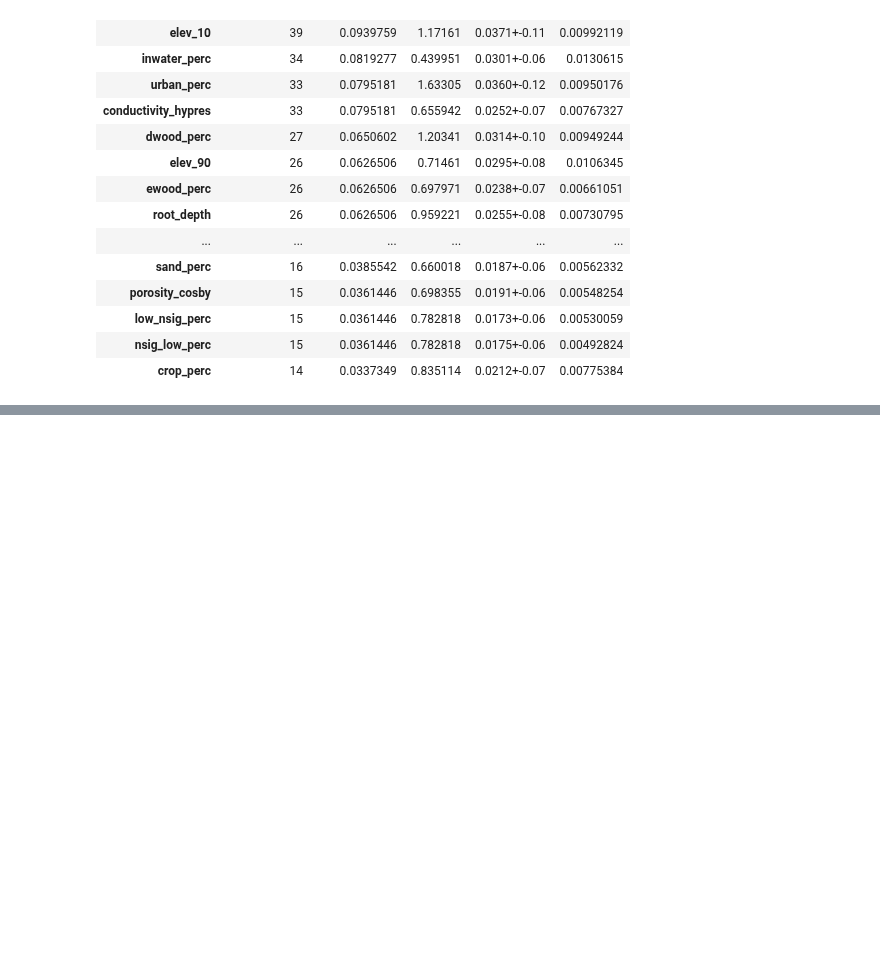
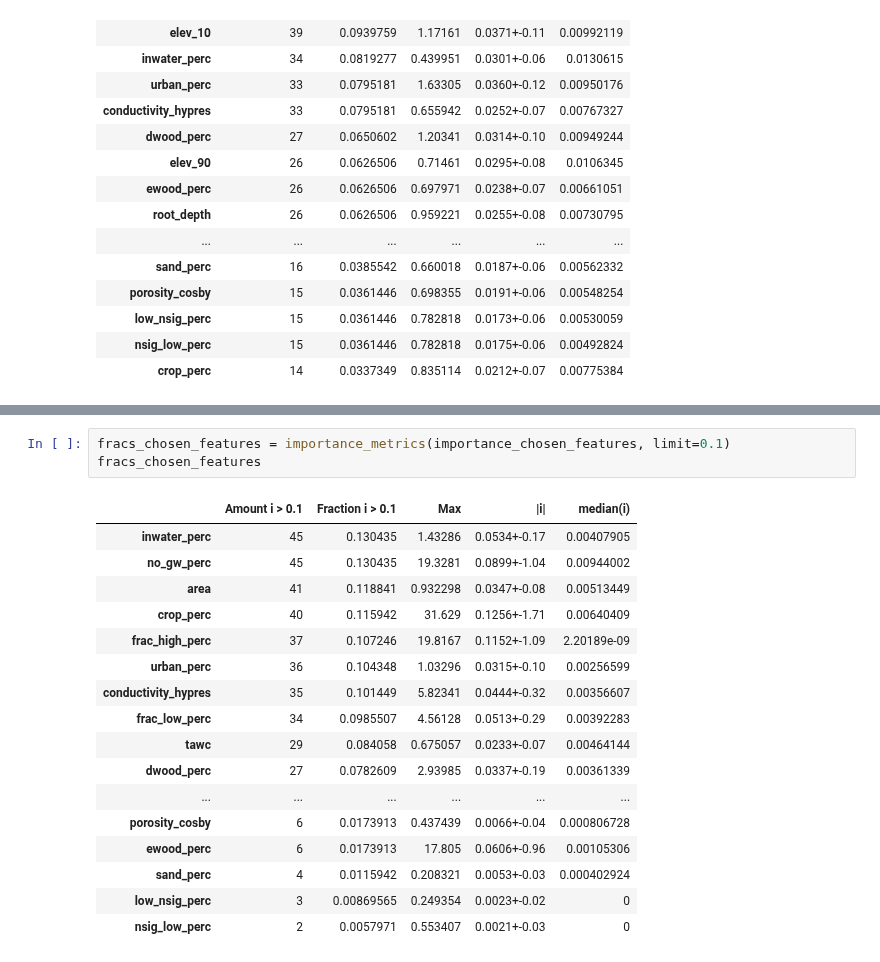
Before and after one commit to bernharl/Master-Thesis, a Jupyter notebook: notebooks/permutation_test.ipynb, the cells around one changed output, grey strips where cells are left out. Drawn from its saved outputs; the diff is of its cells as text; blank space fills up the shorter version.

```diff
--- a/notebooks/permutation_test.ipynb
+++ b/notebooks/permutation_test.ipynb
@@ -226,0 +259,21 @@ plt.show()
+# %%
+fracs_chosen_features = importance_metrics(importance_chosen_features, limit=0.1)
+fracs_chosen_features
+# %% [output]
+|  | Amount i > 0.1 | Fraction i > 0.1 | Max | |i| | median(i) |
+| inwater_perc | 45 | 0.130435 | 1.43286 | 0.0534+-0.17 | 0.00407905 |
+| no_gw_perc | 45 | 0.130435 | 19.3281 | 0.0899+-1.04 | 0.00944002 |
+| area | 41 | 0.118841 | 0.932298 | 0.0347+-0.08 | 0.00513449 |
+| crop_perc | 40 | 0.115942 | 31.629 | 0.1256+-1.71 | 0.00640409 |
+| frac_high_perc | 37 | 0.107246 | 19.8167 | 0.1152+-1.09 | 2.20189e-09 |
+| urban_perc | 36 | 0.104348 | 1.03296 | 0.0315+-0.10 | 0.00256599 |
+| conductivity_hypres | 35 | 0.101449 | 5.82341 | 0.0444+-0.32 | 0.00356607 |
+| frac_low_perc | 34 | 0.0985507 | 4.56128 | 0.0513+-0.29 | 0.00392283 |
+| tawc | 29 | 0.084058 | 0.675057 | 0.0233+-0.07 | 0.00464144 |
+| dwood_perc | 27 | 0.0782609 | 2.93985 | 0.0337+-0.19 | 0.00361339 |
+| ... | ... | ... | ... | ... | ... |
+| porosity_cosby | 6 | 0.0173913 | 0.437439 | 0.0066+-0.04 | 0.000806728 |
+| ewood_perc | 6 | 0.0173913 | 17.805 | 0.0606+-0.96 | 0.00105306 |
+| sand_perc | 4 | 0.0115942 | 0.208321 | 0.0053+-0.03 | 0.000402924 |
+| low_nsig_perc | 3 | 0.00869565 | 0.249354 | 0.0023+-0.02 | 0 |
+| nsig_low_perc | 2 | 0.0057971 | 0.553407 | 0.0021+-0.03 | 0 |
```
Also changed, not shown: parts of 7 cells of this notebook, 1 other file.
